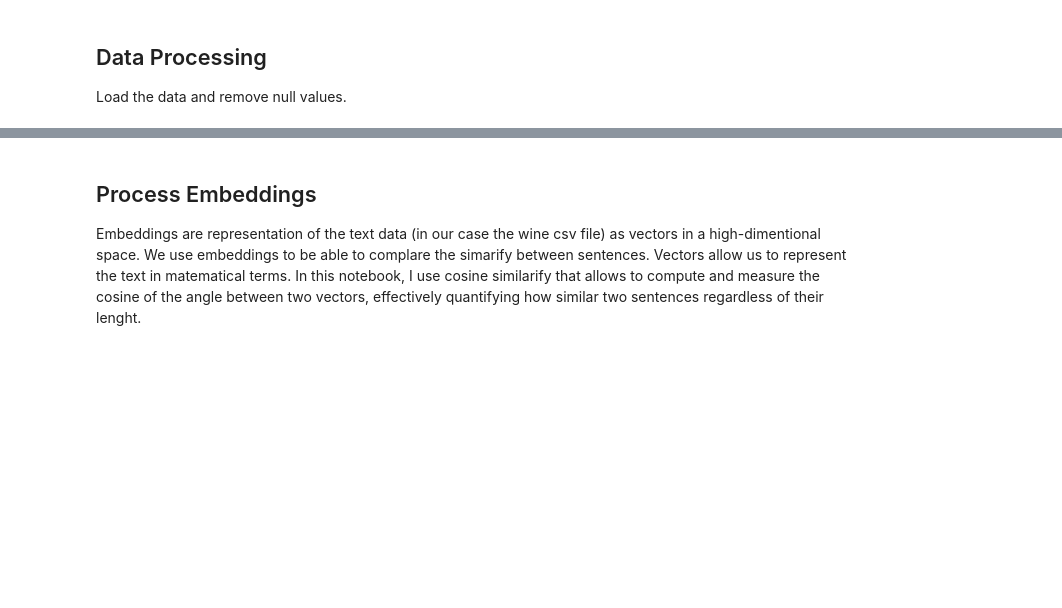
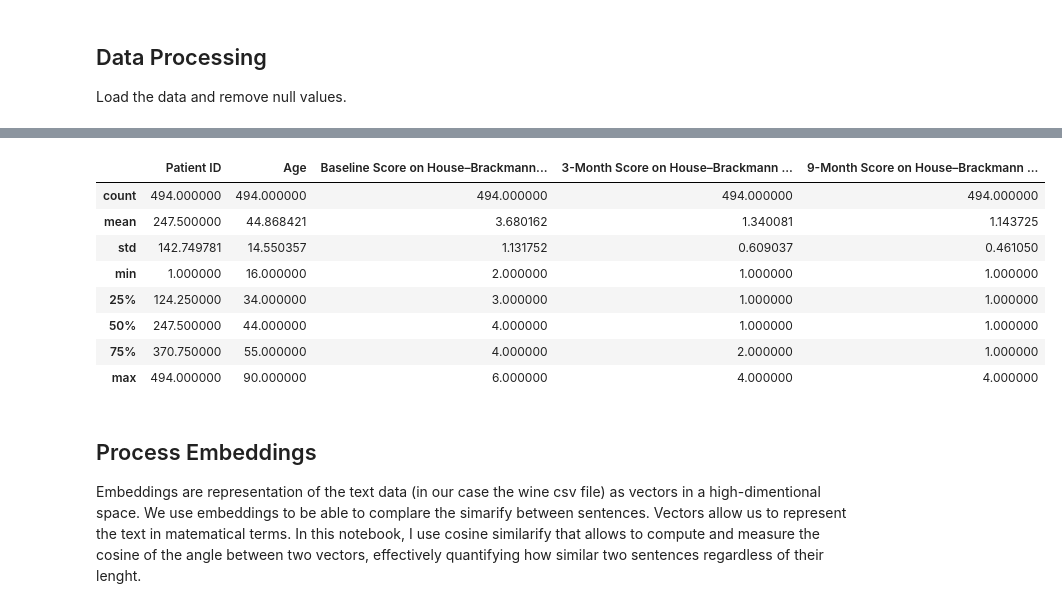
Before and after one commit to necibeahat/Retrieval-Augmentation-Generation, a Jupyter notebook: embeddings.ipynb, the cells around one changed output, grey strips where cells are left out. Cells and saved outputs as stored; diff of their text form; code cells hidden in the pictures; blank space fills up the shorter version.

Commit message:
added new data source

```diff
--- a/embeddings.ipynb
+++ b/embeddings.ipynb
@@ -51,0 +21,3 @@ df
+# %%
+## Load 'Patient0level Clinical Drug Trial Data'
+df = pd.read_csv('./data/Bells_Palsy_Clinical_Trial.csv')
@@ -51,0 +42,13 @@ df
+# %%
+## dataset stats like total count and data field distributions (std/mean)
+df.describe()
+# %% [output]
+|  | Patient ID | Age | Baseline Score on House–Brackmann... | 3-Month Score on House–Brackmann ... | 9-Month Score on House–Brackmann ... |
+| count | 494.000000 | 494.000000 | 494.000000 | 494.000000 | 494.000000 |
+| mean | 247.500000 | 44.868421 | 3.680162 | 1.340081 | 1.143725 |
+| std | 142.749781 | 14.550357 | 1.131752 | 0.609037 | 0.461050 |
+| min | 1.000000 | 16.000000 | 2.000000 | 1.000000 | 1.000000 |
+| 25% | 124.250000 | 34.000000 | 3.000000 | 1.000000 | 1.000000 |
+| 50% | 247.500000 | 44.000000 | 4.000000 | 1.000000 | 1.000000 |
+| 75% | 370.750000 | 55.000000 | 4.000000 | 2.000000 | 1.000000 |
+| max | 494.000000 | 90.000000 | 6.000000 | 4.000000 | 4.000000 |
```
Also changed, not shown: parts of 8 cells of this notebook, 5 other files.
